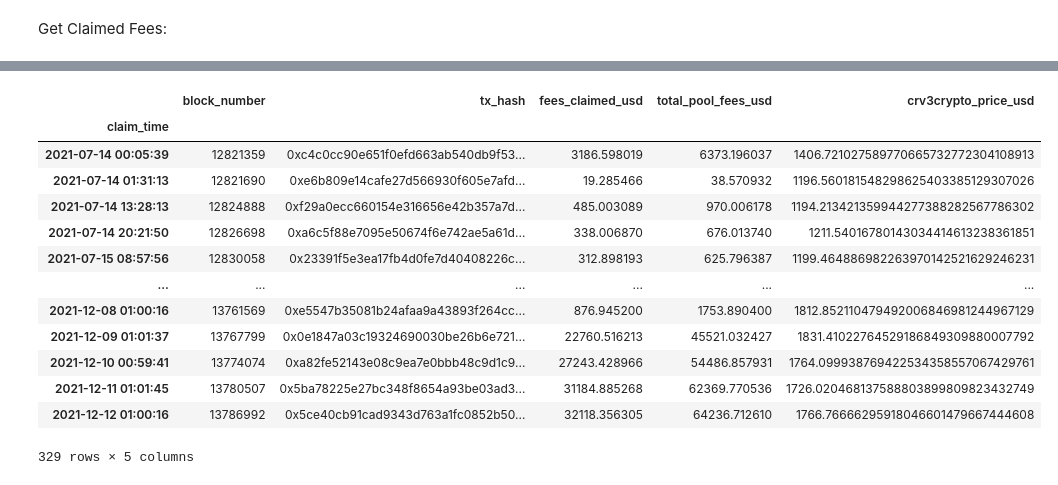
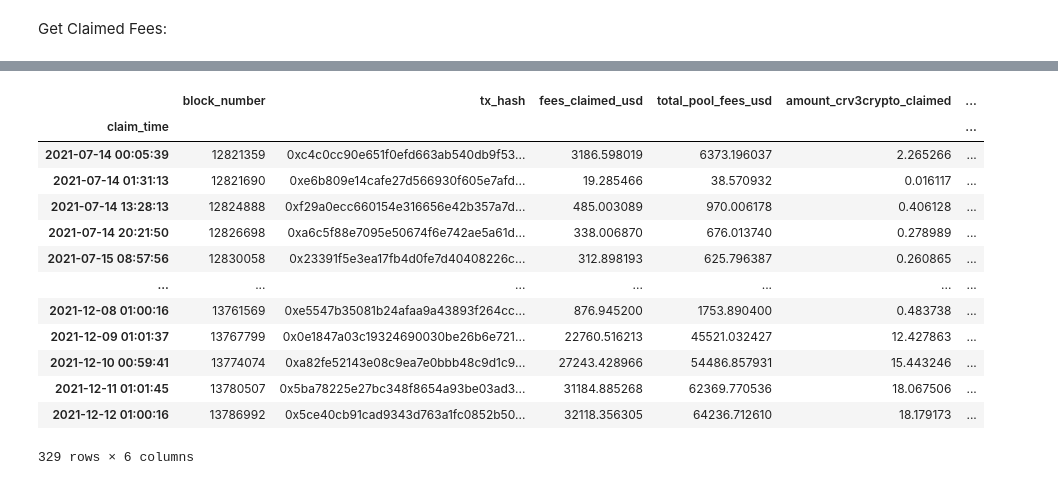
Before and after one commit to bout3fiddy/on-chain-analytics, a Jupyter notebook: notebooks/curve-analysis/curve-pools/pool/tricrypto/mvp/repegging_costs.ipynb, the cells around one changed output, grey strips where cells are left out. Cells and saved outputs as stored; diff of their text form; code cells hidden in the pictures.

```diff
--- a/notebooks/curve-analysis/curve-pools/pool/tricrypto/mvp/repegging_costs.ipynb
+++ b/notebooks/curve-analysis/curve-pools/pool/tricrypto/mvp/repegging_costs.ipynb
@@ -195,39 +194,59 @@ data
 # %%
+query = """
+{
+  claimAdminFeeEvents(first: 1000) {
+    id
+    blockNumber
+    timestamp
+    txHash
+    amountClaimed
+    claimDollarValue
+    assetPrices{
+      crv3cryptoUSD
+    }
+  }
+}
+
+"""
+
+r = requests.post(api, json={'query': query})
+data = dict(r.json())
 claims = data['data']['claimAdminFeeEvents']
 de_nested_claim_txes = []
 for claim in claims:
 
     crv3crypto_price_usd = claim['assetPrices']['crv3cryptoUSD']
     claim_timestamp = int(claim['timestamp'])
     claim_time = datetime.datetime.fromtimestamp(claim_timestamp)
 
     de_nested_claim_txes.append(
         {
             'claim_time': claim_time,
             'block_number': int(claim['blockNumber']),
             'tx_hash': claim['txHash'],
             'fees_claimed_usd': float(claim['claimDollarValue']),
             'total_pool_fees_usd': 2*float(claim['claimDollarValue']),
+            'amount_crv3crypto_claimed': float(claim['amountClaimed']),
             'crv3crypto_price_usd': crv3crypto_price_usd
         }
     )
 
 df_claims = pd.DataFrame(de_nested_claim_txes)
 df_claims.set_index('claim_time', inplace=True)
 df_claims.sort_index(inplace=True)
 df_claims
 # %% [output]
-|  | block_number | tx_hash | fees_claimed_usd | total_pool_fees_usd | crv3crypto_price_usd |
-| claim_time |  |  |  |  |  |
-| 2021-07-14 00:05:39 | 12821359 | 0xc4c0cc90e651f0efd663ab540db9f53... | 3186.598019 | 6373.196037 | 1406.721027589770665732772304108913 |
-| 2021-07-14 01:31:13 | 12821690 | 0xe6b809e14cafe27d566930f605e7afd... | 19.285466 | 38.570932 | 1196.560181548298625403385129307026 |
-| 2021-07-14 13:28:13 | 12824888 | 0xf29a0ecc660154e316656e42b357a7d... | 485.003089 | 970.006178 | 1194.213421359944277388282567786302 |
-| 2021-07-14 20:21:50 | 12826698 | 0xa6c5f88e7095e50674f6e742ae5a61d... | 338.006870 | 676.013740 | 1211.54016780143034414613238361851 |
-| 2021-07-15 08:57:56 | 12830058 | 0x23391f5e3ea17fb4d0fe7d40408226c... | 312.898193 | 625.796387 | 1199.464886982263970142521629246231 |
-| ... | ... | ... | ... | ... | ... |
-| 2021-12-08 01:00:16 | 13761569 | 0xe5547b35081b24afaa9a43893f264cc... | 876.945200 | 1753.890400 | 1812.852110479492006846981244967129 |
-| 2021-12-09 01:01:37 | 13767799 | 0x0e1847a03c19324690030be26b6e721... | 22760.516213 | 45521.032427 | 1831.41022764529186849309880007792 |
-| 2021-12-10 00:59:41 | 13774074 | 0xa82fe52143e08c9ea7e0bbb48c9d1c9... | 27243.428966 | 54486.857931 | 1764.099938769422534358557067429761 |
-| 2021-12-11 01:01:45 | 13780507 | 0x5ba78225e27bc348f8654a93be03ad3... | 31184.885268 | 62369.770536 | 1726.020468137588803899809823432749 |
-| 2021-12-12 01:00:16 | 13786992 | 0x5ce40cb91cad9343d763a1fc0852b50... | 32118.356305 | 64236.712610 | 1766.76666295918046601479667444608 |
+|  | block_number | tx_hash | fees_claimed_usd | total_pool_fees_usd | amount_crv3crypto_claimed | ... |
+| claim_time |  |  |  |  |  | ... |
+| 2021-07-14 00:05:39 | 12821359 | 0xc4c0cc90e651f0efd663ab540db9f53... | 3186.598019 | 6373.196037 | 2.265266 | ... |
+| 2021-07-14 01:31:13 | 12821690 | 0xe6b809e14cafe27d566930f605e7afd... | 19.285466 | 38.570932 | 0.016117 | ... |
+| 2021-07-14 13:28:13 | 12824888 | 0xf29a0ecc660154e316656e42b357a7d... | 485.003089 | 970.006178 | 0.406128 | ... |
+| 2021-07-14 20:21:50 | 12826698 | 0xa6c5f88e7095e50674f6e742ae5a61d... | 338.006870 | 676.013740 | 0.278989 | ... |
+| 2021-07-15 08:57:56 | 12830058 | 0x23391f5e3ea17fb4d0fe7d40408226c... | 312.898193 | 625.796387 | 0.260865 | ... |
+| ... | ... | ... | ... | ... | ... | ... |
+| 2021-12-08 01:00:16 | 13761569 | 0xe5547b35081b24afaa9a43893f264cc... | 876.945200 | 1753.890400 | 0.483738 | ... |
+| 2021-12-09 01:01:37 | 13767799 | 0x0e1847a03c19324690030be26b6e721... | 22760.516213 | 45521.032427 | 12.427863 | ... |
+| 2021-12-10 00:59:41 | 13774074 | 0xa82fe52143e08c9ea7e0bbb48c9d1c9... | 27243.428966 | 54486.857931 | 15.443246 | ... |
+| 2021-12-11 01:01:45 | 13780507 | 0x5ba78225e27bc348f8654a93be03ad3... | 31184.885268 | 62369.770536 | 18.067506 | ... |
+| 2021-12-12 01:00:16 | 13786992 | 0x5ce40cb91cad9343d763a1fc0852b50... | 32118.356305 | 64236.712610 | 18.179173 | ... |
-329 rows × 5 columns
+329 rows × 6 columns
```
Also changed, not shown: parts of 11 cells of this notebook, 1 other file.
